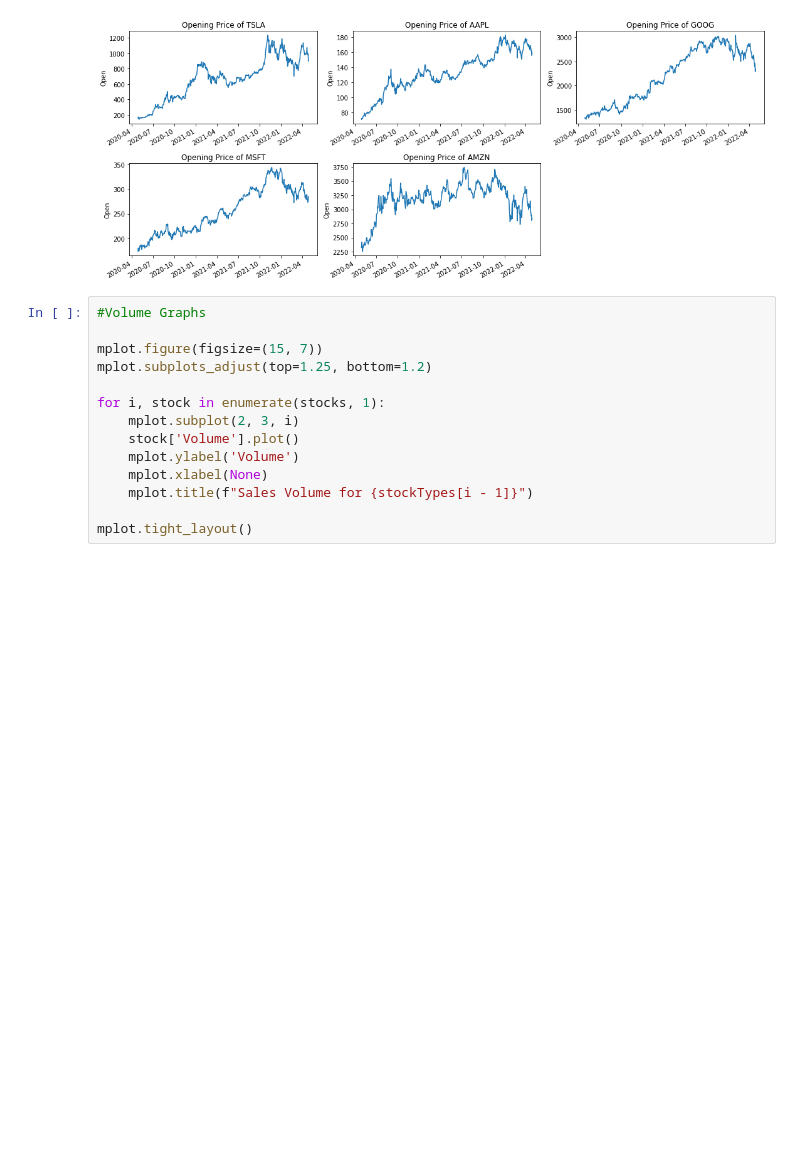
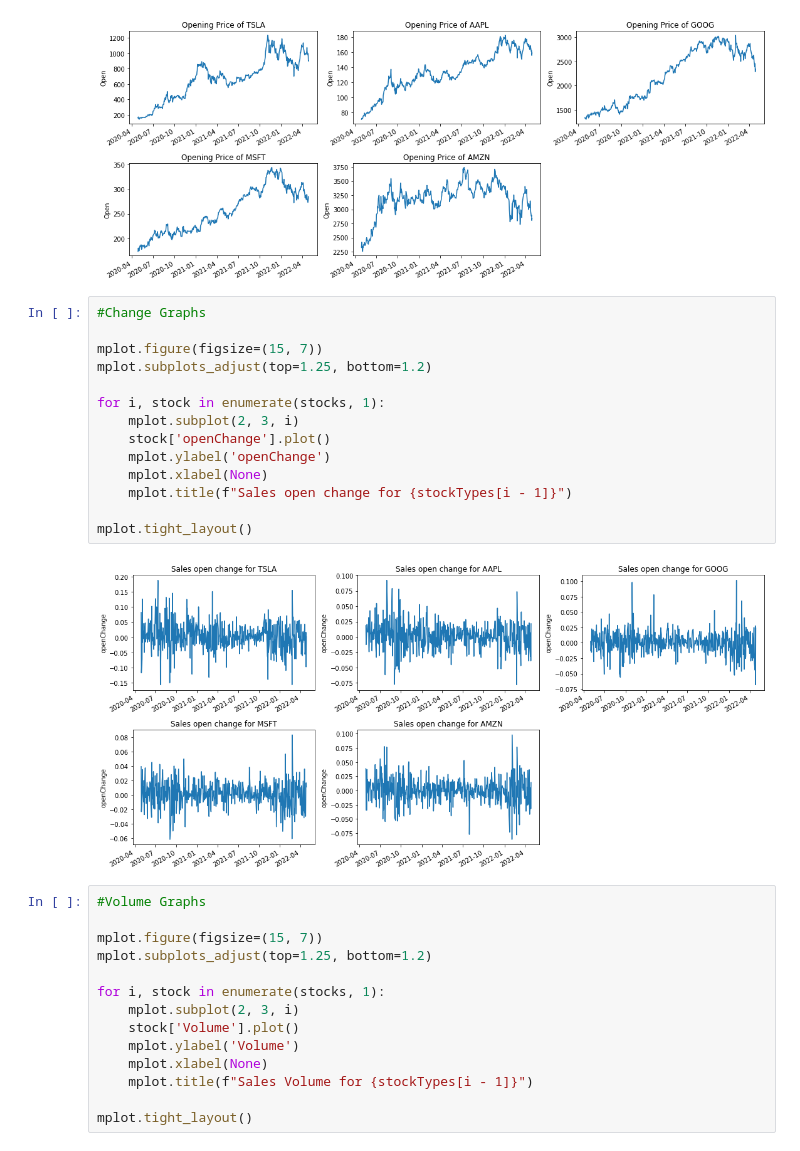
Before and after one commit to jeniferwerthman/AdvAILSTM, a Jupyter notebook: Copy_of_LSTMStock_Take2.ipynb, the cells around one changed output. Cells and saved outputs as stored; diff of their text form; blank space fills up the shorter version.

```diff
--- a/Copy_of_LSTMStock_Take2.ipynb
+++ b/Copy_of_LSTMStock_Take2.ipynb
@@ -100,6 +100,22 @@ for i, stock in enumerate(stocks, 1):
 mplot.tight_layout()
 # %% [output]
 [figure]
+# %%
+#Change Graphs
+
+mplot.figure(figsize=(15, 7))
+mplot.subplots_adjust(top=1.25, bottom=1.2)
+
+for i, stock in enumerate(stocks, 1):
+    mplot.subplot(2, 3, i)
+    stock['openChange'].plot()
+    mplot.ylabel('openChange')
+    mplot.xlabel(None)
+    mplot.title(f"Sales open change for {stockTypes[i - 1]}")
+
+mplot.tight_layout()
+# %% [output]
+[figure, added]
 # %%
 #Volume Graphs
 
```
